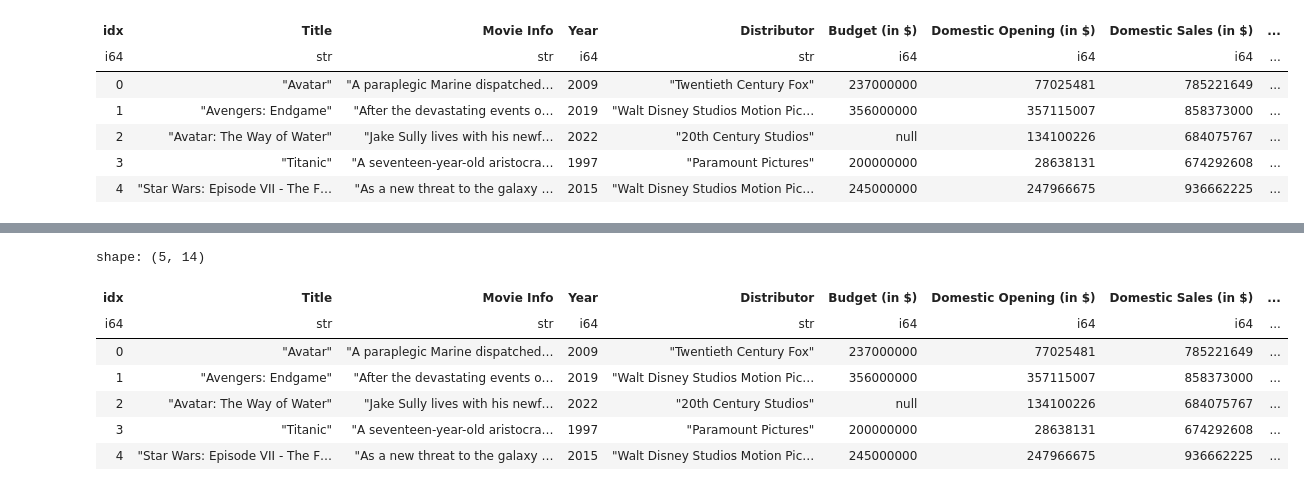
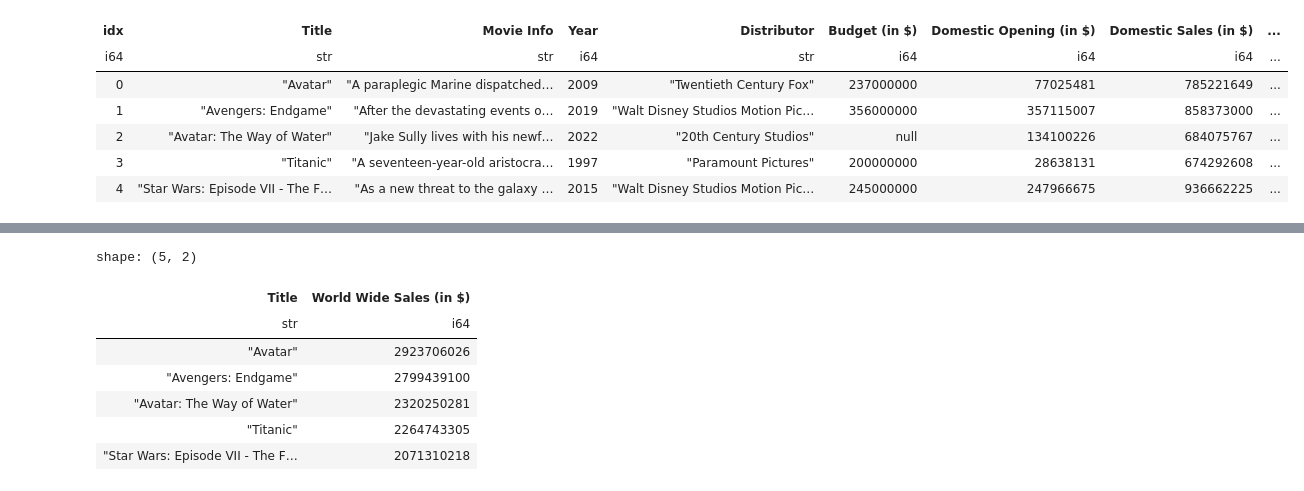
Before and after one commit to Jiyuu-da/movies_shiny_app, a Jupyter notebook: eda_movies.ipynb, the cells around one changed output, grey strips where cells are left out. Saved outputs shown, nothing was run; the diff lists cells and outputs as text; code cells hidden in the pictures.

```diff
--- a/eda_movies.ipynb
+++ b/eda_movies.ipynb
@@ -80,13 +88,15 @@ plt.show()
 # %%
 df.sort(
     by="World Wide Sales (in $)", descending=True
-)[0:5]
+)[0:5].select(
+    pl.col("Title", "World Wide Sales (in $)")
+)
 # %% [output]
-shape: (5, 14)
+shape: (5, 2)
-| idx | Title | Movie Info | Year | Distributor | Budget (in $) | Domestic Opening (in $) | Domestic Sales (in $) | ... |
-| i64 | str | str | i64 | str | i64 | i64 | i64 | ... |
-| 0 | "Avatar" | "A paraplegic Marine dispatched… | 2009 | "Twentieth Century Fox" | 237000000 | 77025481 | 785221649 | ... |
-| 1 | "Avengers: Endgame" | "After the devastating events o… | 2019 | "Walt Disney Studios Motion Pic… | 356000000 | 357115007 | 858373000 | ... |
-| 2 | "Avatar: The Way of Water" | "Jake Sully lives with his newf… | 2022 | "20th Century Studios" | null | 134100226 | 684075767 | ... |
-| 3 | "Titanic" | "A seventeen-year-old aristocra… | 1997 | "Paramount Pictures" | 200000000 | 28638131 | 674292608 | ... |
-| 4 | "Star Wars: Episode VII - The F… | "As a new threat to the galaxy … | 2015 | "Walt Disney Studios Motion Pic… | 245000000 | 247966675 | 936662225 | ... |
+| Title | World Wide Sales (in $) |
+| str | i64 |
+| "Avatar" | 2923706026 |
+| "Avengers: Endgame" | 2799439100 |
+| "Avatar: The Way of Water" | 2320250281 |
+| "Titanic" | 2264743305 |
+| "Star Wars: Episode VII - The F… | 2071310218 |
```
Also changed, not shown: parts of 11 cells of this notebook.
